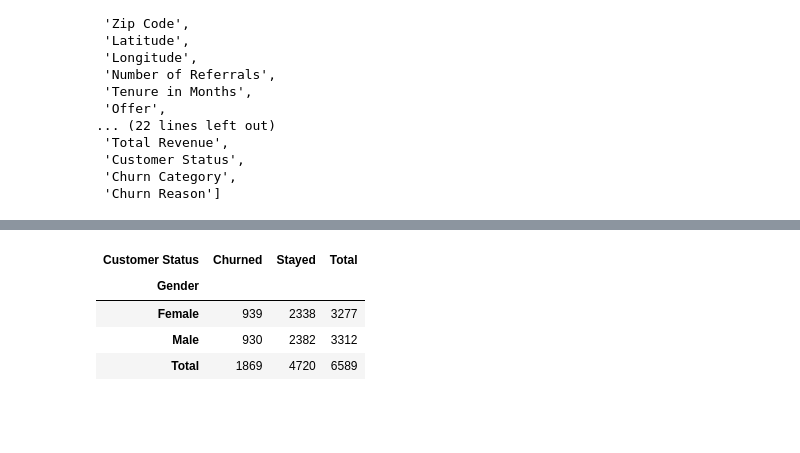
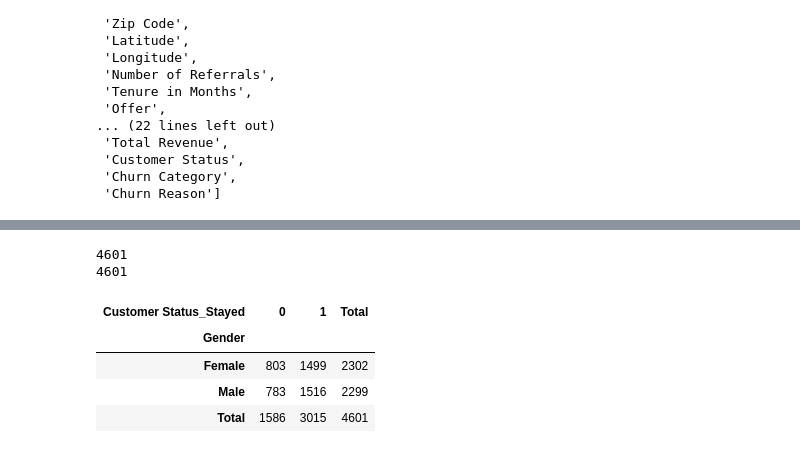
Before and after one commit to Kevin-McConchie/project4fork, a Jupyter notebook: kinlay/knn_model_svm_model.ipynb, the cells around one changed output, grey strips where cells are left out. Saved outputs shown, nothing was run; the diff lists cells and outputs as text; code cells hidden in the pictures; blank space fills up the shorter version.

```diff
--- a/kinlay/knn_model_svm_model.ipynb
+++ b/kinlay/knn_model_svm_model.ipynb
@@ -7,6 +14,6 @@ import seaborn as sn
 # %%
 # read csv file into df
-churn_raw_df = pd.read_csv('Resources/telecom_customer_churn.csv')
+churn_raw_df = pd.read_csv('../Resources/telecom_customer_churn.csv')
 churn_raw_df.head()
 
-churn_raw_df["Churn Category"].value_counts()
+target_names = ['Stayed', 'Churned']
@@ -51,0 +40,19 @@ plt.show()
+# %%
+# Pre-processing of numerical variables for feature selection
+
+# Prepare the data:
+selection_data_raw = churn_raw_df.loc[(churn_raw_df['Customer Status'] == 'Stayed') | (churn_raw_df['Customer Status'] == 'Churned'), ['Customer ID', 'Age', 'Number of Dependents', 'Number of Referrals',
+    'Tenure in Months', 'Avg Monthly Long Distance Charges', 'Avg Monthly GB Download', 'Monthly Charge', 'Total Charges', 'Total Long Distance Charges', 'Total Revenue', 'Customer Status']].dropna()
+selection_data = pd.get_dummies(selection_data_raw, columns=['Customer Status'])
+selection_data = selection_data.drop(columns='Customer Status_Churned')
+
+# Numerical values of interest:
+feature_selection = selection_data[['Age', 'Number of Dependents', 'Number of Referrals', 'Tenure in Months', 'Avg Monthly Long Distance Charges', 'Avg Monthly GB Download', 'Monthly Charge', 'Total Charges',
+    'Total Long Distance Charges', 'Total Revenue']]
+
+# Convert y to 1D array for feature selection:
+y_column = selection_data[['Customer Status_Stayed']]
+y_selection = np.ravel(y_column)
+
+# view dataframe:
+selection_data
@@ -52,19 +277,27 @@ plt.show()
 # %%
 # How gender (feature) is related to customer status (target)
-sex_churn_df = churn_raw_df.loc[(churn_raw_df["Customer Status"] == "Stayed") | (churn_raw_df["Customer Status"] == "Churned"), ["Customer Status", "Gender"]]
+sex_churn_df_complete = churn_raw_df.loc[(churn_raw_df['Customer Status'] == 'Stayed') | (churn_raw_df["Customer Status"] == 'Churned'), ['Customer ID', 'Gender']]
+
+# merge data where sex_churn_df['Customer ID']=selection_data_raw['Customer ID']
+sex_churn_merge = pd.merge(selection_data, sex_churn_df_complete, on=['Customer ID'])
+
+print(len(selection_data))
+print(len(sex_churn_merge))
+sex_churn_merge
 
 # Sex vs Churn Contingency Table
-    # Frequency Distribution of sex and customer status
-sex_churn = sex_churn_df.groupby(["Gender", "Customer Status"])["Customer Status"].count().unstack()
-sex_churn.loc['Total']= sex_churn.sum(numeric_only=True, axis=0)
-sex_churn.loc[:,'Total'] = sex_churn.sum(numeric_only=True, axis=1)
-sex_churn
+# Frequency Distribution of sex and customer status
+sex_churn = sex_churn_merge.groupby(['Gender', 'Customer Status_Stayed'])['Gender'].count().unstack()
 
-# Interpretation:
-# Sex of customer alone does not influence churn status
+sex_churn_totals = sex_churn.copy()
+sex_churn_totals.loc['Total']= sex_churn_totals.sum(numeric_only=True, axis=0)
+sex_churn_totals.loc[:,'Total'] = sex_churn_totals.sum(numeric_only=True, axis=1)
+sex_churn_totals
 # %% [output]
+4601
+4601
-| Customer Status | Churned | Stayed | Total |
+| Customer Status_Stayed | 0 | 1 | Total |
 | Gender |  |  |  |
-| Female | 939 | 2338 | 3277 |
-| Male | 930 | 2382 | 3312 |
-| Total | 1869 | 4720 | 6589 |
+| Female | 803 | 1499 | 2302 |
+| Male | 783 | 1516 | 2299 |
+| Total | 1586 | 3015 | 4601 |
```
Also changed, not shown: parts of 32 cells of this notebook, 1 other file.
